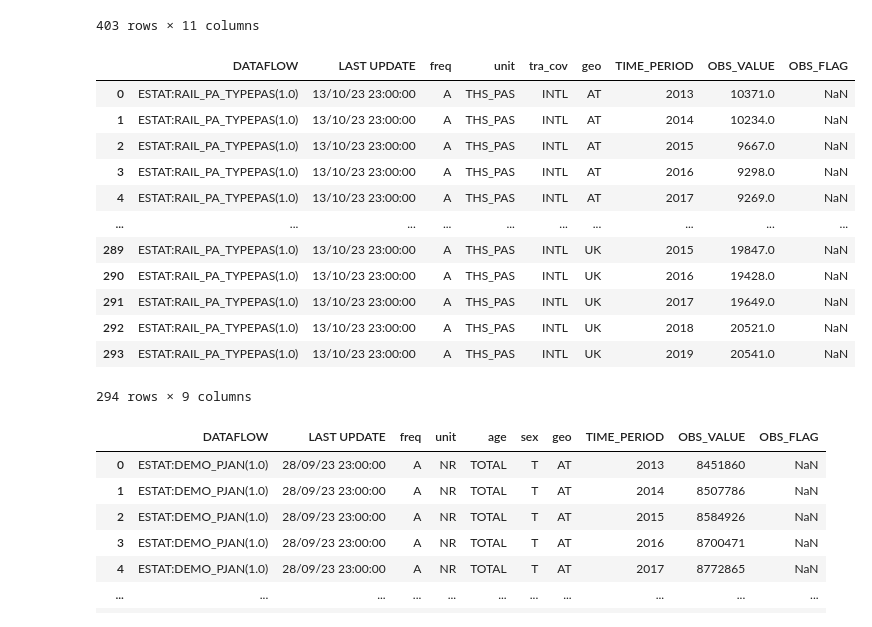
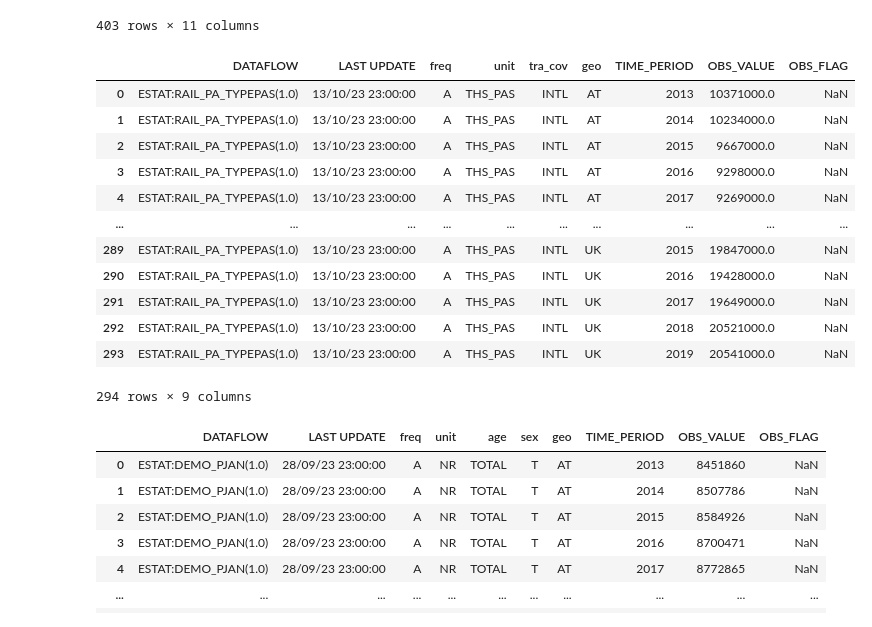
Before and after one commit to carolinemariew/Python-group-3, a Jupyter notebook: project_main.ipynb, the cells around one changed output. Drawn from its saved outputs; the diff is of its cells as text; code cells hidden in the pictures.

```diff
--- a/project_main.ipynb
+++ b/project_main.ipynb
@@ -114,20 +115,24 @@ df_air_pas
 403 rows × 11 columns
 # %%
 df_train_pas = pd.read_csv('Datasets/rail_int_per_thousand_pas.csv')
+
+# Normalize values as they are per 1000 passengers
+df_train_pas['OBS_VALUE'] = df_train_pas['OBS_VALUE'] * 1000
+
 df_train_pas
 # %% [output]
 |  | DATAFLOW | LAST UPDATE | freq | unit | tra_cov | geo | TIME_PERIOD | OBS_VALUE | OBS_FLAG |
-| 0 | ESTAT:RAIL_PA_TYPEPAS(1.0) | 13/10/23 23:00:00 | A | THS_PAS | INTL | AT | 2013 | 10371.0 | NaN |
-| 1 | ESTAT:RAIL_PA_TYPEPAS(1.0) | 13/10/23 23:00:00 | A | THS_PAS | INTL | AT | 2014 | 10234.0 | NaN |
-| 2 | ESTAT:RAIL_PA_TYPEPAS(1.0) | 13/10/23 23:00:00 | A | THS_PAS | INTL | AT | 2015 | 9667.0 | NaN |
-| 3 | ESTAT:RAIL_PA_TYPEPAS(1.0) | 13/10/23 23:00:00 | A | THS_PAS | INTL | AT | 2016 | 9298.0 | NaN |
-| 4 | ESTAT:RAIL_PA_TYPEPAS(1.0) | 13/10/23 23:00:00 | A | THS_PAS | INTL | AT | 2017 | 9269.0 | NaN |
+| 0 | ESTAT:RAIL_PA_TYPEPAS(1.0) | 13/10/23 23:00:00 | A | THS_PAS | INTL | AT | 2013 | 10371000.0 | NaN |
+| 1 | ESTAT:RAIL_PA_TYPEPAS(1.0) | 13/10/23 23:00:00 | A | THS_PAS | INTL | AT | 2014 | 10234000.0 | NaN |
+| 2 | ESTAT:RAIL_PA_TYPEPAS(1.0) | 13/10/23 23:00:00 | A | THS_PAS | INTL | AT | 2015 | 9667000.0 | NaN |
+| 3 | ESTAT:RAIL_PA_TYPEPAS(1.0) | 13/10/23 23:00:00 | A | THS_PAS | INTL | AT | 2016 | 9298000.0 | NaN |
+| 4 | ESTAT:RAIL_PA_TYPEPAS(1.0) | 13/10/23 23:00:00 | A | THS_PAS | INTL | AT | 2017 | 9269000.0 | NaN |
 | ... | ... | ... | ... | ... | ... | ... | ... | ... | ... |
-| 289 | ESTAT:RAIL_PA_TYPEPAS(1.0) | 13/10/23 23:00:00 | A | THS_PAS | INTL | UK | 2015 | 19847.0 | NaN |
-| 290 | ESTAT:RAIL_PA_TYPEPAS(1.0) | 13/10/23 23:00:00 | A | THS_PAS | INTL | UK | 2016 | 19428.0 | NaN |
-| 291 | ESTAT:RAIL_PA_TYPEPAS(1.0) | 13/10/23 23:00:00 | A | THS_PAS | INTL | UK | 2017 | 19649.0 | NaN |
-| 292 | ESTAT:RAIL_PA_TYPEPAS(1.0) | 13/10/23 23:00:00 | A | THS_PAS | INTL | UK | 2018 | 20521.0 | NaN |
-| 293 | ESTAT:RAIL_PA_TYPEPAS(1.0) | 13/10/23 23:00:00 | A | THS_PAS | INTL | UK | 2019 | 20541.0 | NaN |
+| 289 | ESTAT:RAIL_PA_TYPEPAS(1.0) | 13/10/23 23:00:00 | A | THS_PAS | INTL | UK | 2015 | 19847000.0 | NaN |
+| 290 | ESTAT:RAIL_PA_TYPEPAS(1.0) | 13/10/23 23:00:00 | A | THS_PAS | INTL | UK | 2016 | 19428000.0 | NaN |
+| 291 | ESTAT:RAIL_PA_TYPEPAS(1.0) | 13/10/23 23:00:00 | A | THS_PAS | INTL | UK | 2017 | 19649000.0 | NaN |
+| 292 | ESTAT:RAIL_PA_TYPEPAS(1.0) | 13/10/23 23:00:00 | A | THS_PAS | INTL | UK | 2018 | 20521000.0 | NaN |
+| 293 | ESTAT:RAIL_PA_TYPEPAS(1.0) | 13/10/23 23:00:00 | A | THS_PAS | INTL | UK | 2019 | 20541000.0 | NaN |
 294 rows × 9 columns
 # %%
 df_population_eu = pd.read_csv('Datasets/eu_population.csv')
```
Also changed, not shown: parts of 2 cells of this notebook.
